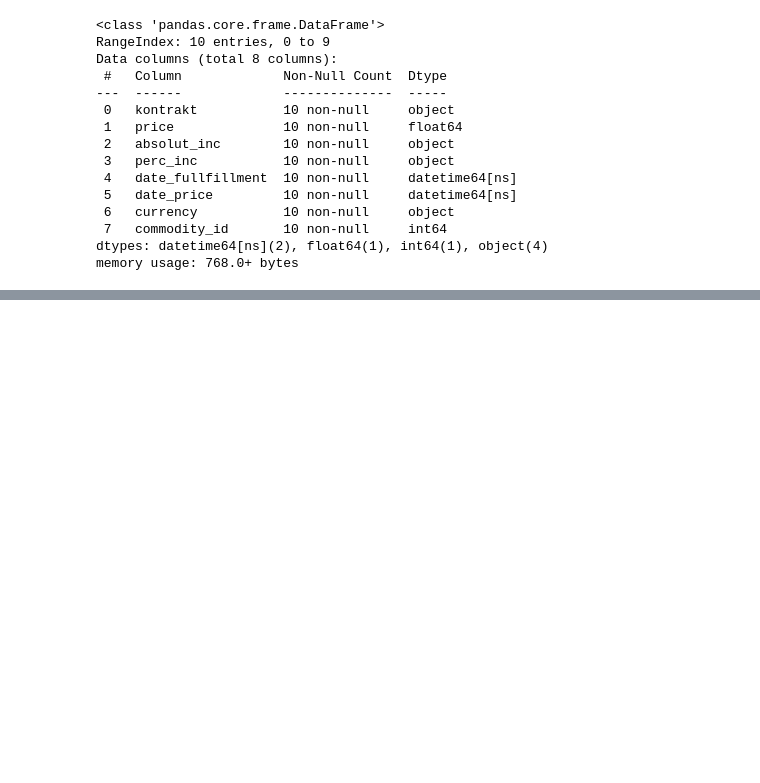
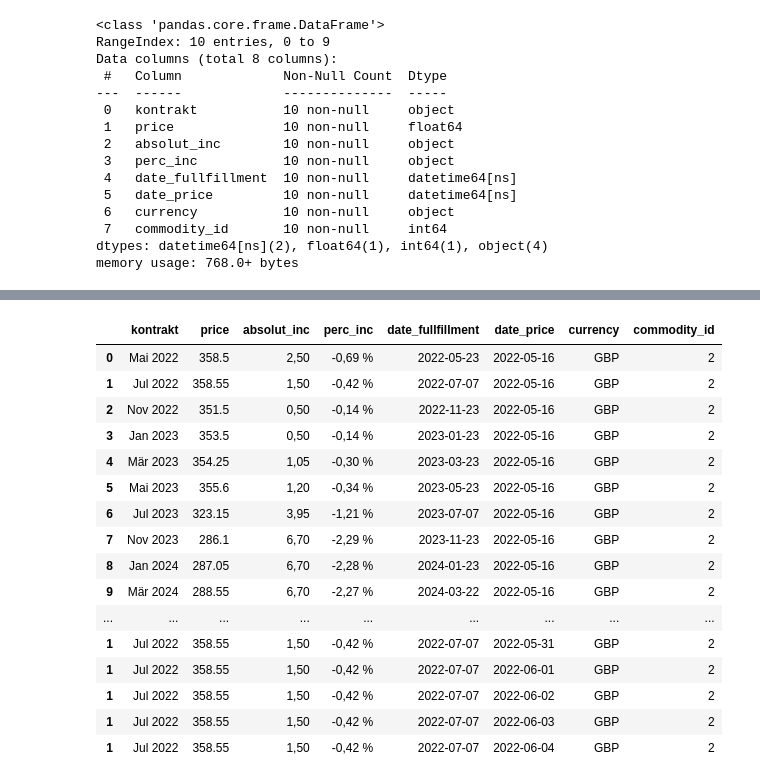
Before and after one commit to CrisQueCris/ContractCalculator, a Jupyter notebook: ScrapeWallstreetonline.ipynb, the cells around one changed output, grey strips where cells are left out. Drawn from its saved outputs; the diff is of its cells as text; code cells hidden in the pictures; blank space fills up the shorter version.

```diff
--- a/ScrapeWallstreetonline.ipynb
+++ b/ScrapeWallstreetonline.ipynb
@@ -40,3 +43,14 @@ Data columns (total 8 columns):
  7   commodity_id       10 non-null     int64
 dtypes: datetime64[ns](2), float64(1), int64(1), object(4)
 memory usage: 768.0+ bytes
+# %%
+#Simulate random wheat price in the future
+for i in range(1,9):
+    for day in range(40):
+        ts = future_df.iloc[i]["date_price"] + timedelta(days=day)
+        price = future_df.iloc[i]['price'] + randint(-10, 10)
+        series = future_df.iloc[i].copy()
+        series["date_price"] = ts
+        series["price"] = price
+        future_df = pd.concat([future_df, pd.DataFrame(series).transpose()], axis=0)
+future_df
@@ -43,3 +71,23 @@ memory usage: 768.0+ bytes
+# %%
+future_df
+# %% [output]
+|  | kontrakt | price | absolut_inc | perc_inc | date_fullfillment | date_price | currency | commodity_id |
+| 0 | Mai 2022 | 358.5 | 2,50 | -0,69 % | 2022-05-23 | 2022-05-16 | GBP | 2 |
+| 1 | Jul 2022 | 358.55 | 1,50 | -0,42 % | 2022-07-07 | 2022-05-16 | GBP | 2 |
+| 2 | Nov 2022 | 351.5 | 0,50 | -0,14 % | 2022-11-23 | 2022-05-16 | GBP | 2 |
+| 3 | Jan 2023 | 353.5 | 0,50 | -0,14 % | 2023-01-23 | 2022-05-16 | GBP | 2 |
+| 4 | Mär 2023 | 354.25 | 1,05 | -0,30 % | 2023-03-23 | 2022-05-16 | GBP | 2 |
+| 5 | Mai 2023 | 355.6 | 1,20 | -0,34 % | 2023-05-23 | 2022-05-16 | GBP | 2 |
+| 6 | Jul 2023 | 323.15 | 3,95 | -1,21 % | 2023-07-07 | 2022-05-16 | GBP | 2 |
+| 7 | Nov 2023 | 286.1 | 6,70 | -2,29 % | 2023-11-23 | 2022-05-16 | GBP | 2 |
+| 8 | Jan 2024 | 287.05 | 6,70 | -2,28 % | 2024-01-23 | 2022-05-16 | GBP | 2 |
+| 9 | Mär 2024 | 288.55 | 6,70 | -2,27 % | 2024-03-22 | 2022-05-16 | GBP | 2 |
+| ... | ... | ... | ... | ... | ... | ... | ... | ... |
+| 1 | Jul 2022 | 358.55 | 1,50 | -0,42 % | 2022-07-07 | 2022-05-31 | GBP | 2 |
+| 1 | Jul 2022 | 358.55 | 1,50 | -0,42 % | 2022-07-07 | 2022-06-01 | GBP | 2 |
+| 1 | Jul 2022 | 358.55 | 1,50 | -0,42 % | 2022-07-07 | 2022-06-02 | GBP | 2 |
+| 1 | Jul 2022 | 358.55 | 1,50 | -0,42 % | 2022-07-07 | 2022-06-03 | GBP | 2 |
+| 1 | Jul 2022 | 358.55 | 1,50 | -0,42 % | 2022-07-07 | 2022-06-04 | GBP | 2 |
 # %%
 tosql_df = future_df[['commodity_id', 'date_fullfillment', 'date_price', 'price', 'currency']]
 # %%
```
Also changed, not shown: parts of 4 cells of this notebook, 2 other files.
